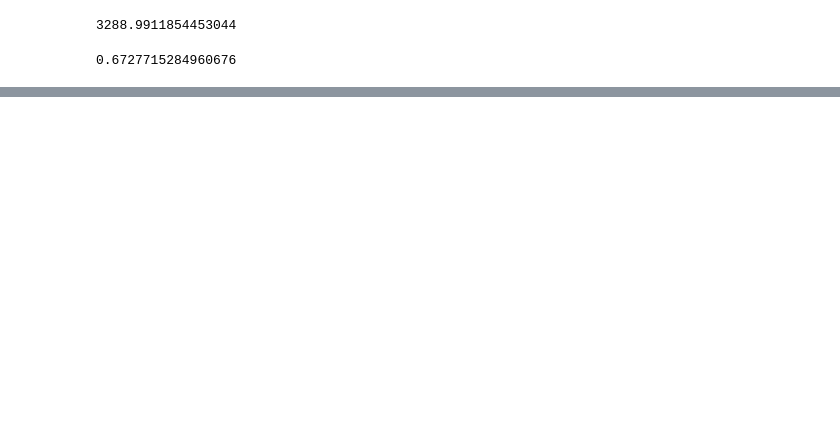
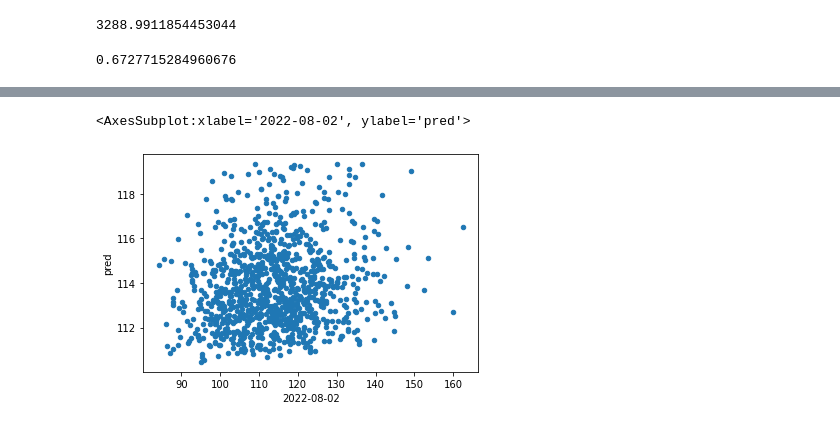
Before and after one commit to livelycloud/MH4518_GROUP13, a Jupyter notebook: product_pricing/product_structure.ipynb, the cells around one changed output, grey strips where cells are left out. Cells and saved outputs as stored; diff of their text form; code cells hidden in the pictures; blank space fills up the shorter version.

```diff
--- a/product_pricing/product_structure.ipynb
+++ b/product_pricing/product_structure.ipynb
@@ -190,0 +192,4 @@ stock_min 2698.115894502515
+# %%
+sample_sim_1000 = pd.read_csv("../generated_data/sample_sim_1000.csv", index_col=["index", "date"])
+sample_sim_1000.reset_index(inplace=True)
+sample_sim_1000
@@ -190,0 +212,36 @@ stock_min 2698.115894502515
+# %%
+## y = a_0 + a_1 * x + a_2 * x ** 2
+class Poly2DModel:
+
+    mod: sm.OLS
+    x_name: str
+
+    def fit(self, df : pd.DataFrame, x_names: list, y_name: str):
+        self.x_names = x_names
+        self.df = df
+        for x_name in self.x_names:
+            self.df[x_name + "_sq"] = np.power(self.df[x_name], 2)
+
+        self.x_names.extend([x_name + "_sq" for x_name in self.x_names])
+
+        self.X = sm.add_constant(self.df[self.x_names])
+        self.y = self.df[y_name]
+        self.mod = sm.OLS(self.y, self.X).fit()
+
+    def predict(self):
+        self.df["pred"] = self.mod.predict()
+        return self.mod.predict()
+# %%
+test_df = (
+    sample_sim_1000[((sample_sim_1000["date"] == "2023-07-26") | (sample_sim_1000["date"] == "2022-08-02"))]
+    [["index", "date", "GOOGL"]]
+    .pivot(index = "index", columns = "date", values = "GOOGL")
+)
+# %%
+mod = Poly2DModel()
+mod.fit(test_df, x_names = ["2023-07-26"], y_name="2022-08-02")
+mod.predict()
+mod.df.plot(x = "2022-08-02", y = "pred", kind= "scatter")
+# %% [output]
+<AxesSubplot:xlabel='2022-08-02', ylabel='pred'>
+[figure, added]
```
Also changed, not shown: parts of 11 cells of this notebook, 5 other files.
